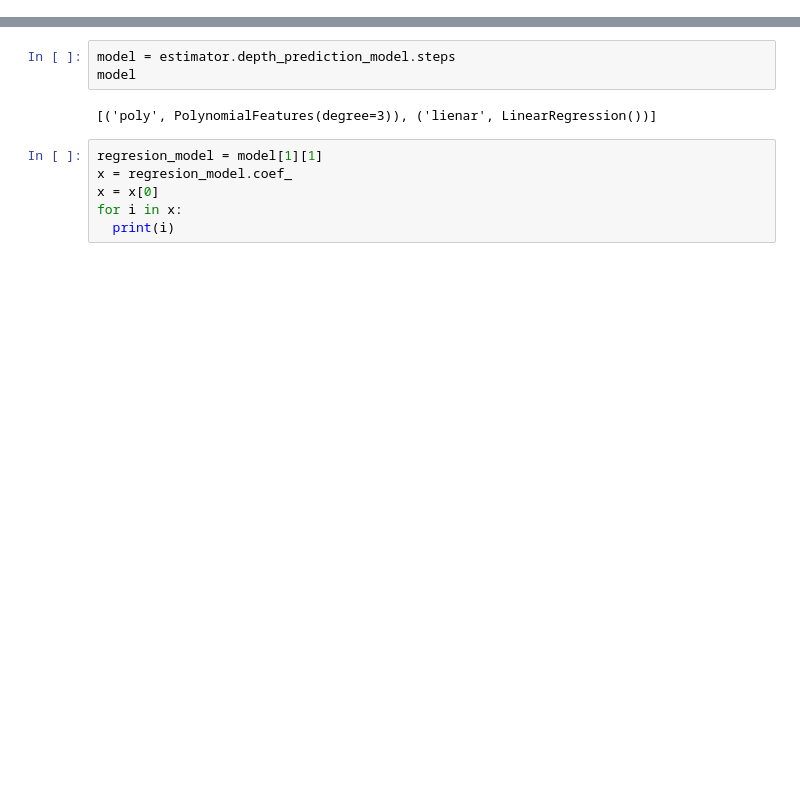
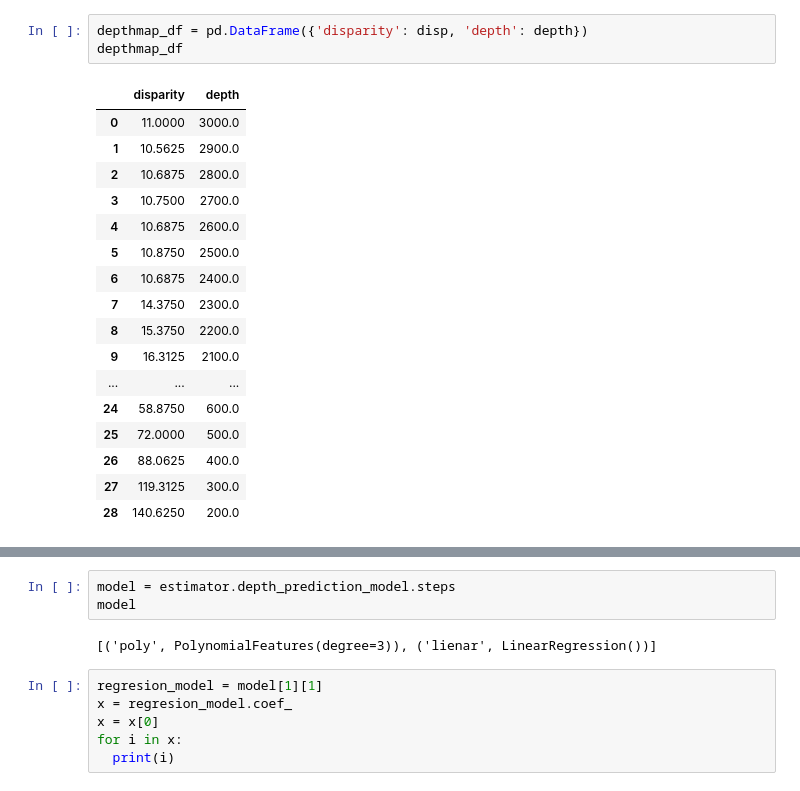
Before and after one commit to chawza/jetson-obstacle-avoidance, a Jupyter notebook: notebooks/depth regression.ipynb, the cells around one changed output, grey strips where cells are left out. Cells and saved outputs as stored; diff of their text form; blank space fills up the shorter version.

```diff
--- a/notebooks/depth regression.ipynb
+++ b/notebooks/depth regression.ipynb
@@ -39 +28,22 @@ plt.scatter(disp, depth)
+# %%
+depthmap_df = pd.DataFrame({'disparity': disp, 'depth': depth})
+depthmap_df
+# %% [output]
+|  | disparity | depth |
+| 0 | 11.0000 | 3000.0 |
+| 1 | 10.5625 | 2900.0 |
+| 2 | 10.6875 | 2800.0 |
+| 3 | 10.7500 | 2700.0 |
+| 4 | 10.6875 | 2600.0 |
+| 5 | 10.8750 | 2500.0 |
+| 6 | 10.6875 | 2400.0 |
+| 7 | 14.3750 | 2300.0 |
+| 8 | 15.3750 | 2200.0 |
+| 9 | 16.3125 | 2100.0 |
+| ... | ... | ... |
+| 24 | 58.8750 | 600.0 |
+| 25 | 72.0000 | 500.0 |
+| 26 | 88.0625 | 400.0 |
+| 27 | 119.3125 | 300.0 |
+| 28 | 140.6250 | 200.0 |
 # %%
```
Also changed, not shown: parts of 9 cells of this notebook, 1 other file.
